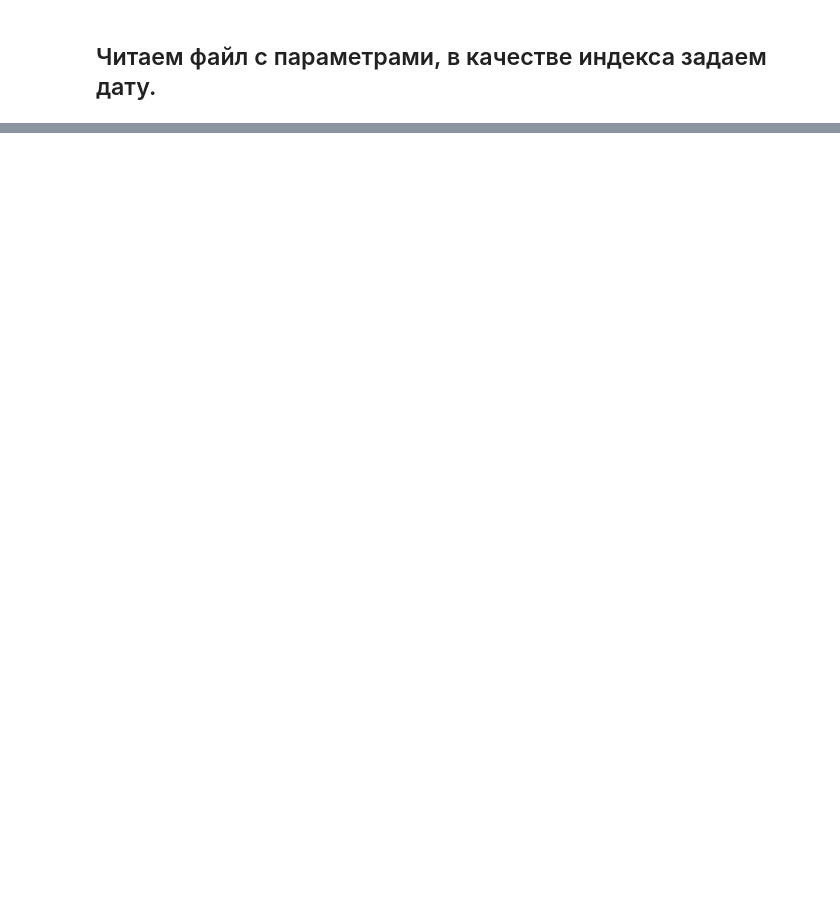
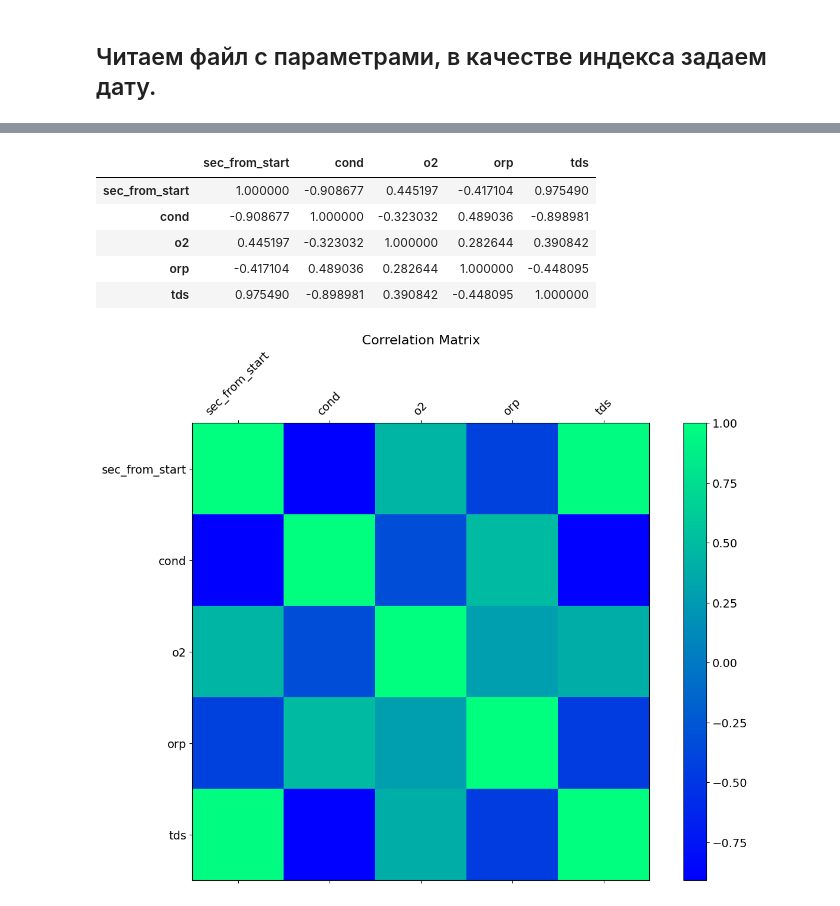
Before and after one commit to koshkidadanet/article-water, a Jupyter notebook: model.ipynb, the cells around one changed output, grey strips where cells are left out. Saved outputs shown, nothing was run; the diff lists cells and outputs as text; code cells hidden in the pictures; blank space fills up the shorter version.

```diff
--- a/model.ipynb
+++ b/model.ipynb
@@ -33,0 +35,18 @@ None
+# %%
+display(df.corr())
+
+f = plt.figure(figsize=(15, 10))
+plt.matshow(df.corr(), fignum=f.number, cmap='winter')
+plt.xticks(range(df.select_dtypes(['number']).shape[1]), df.select_dtypes(['number']).columns, fontsize=14, rotation=45)
+plt.yticks(range(df.select_dtypes(['number']).shape[1]), df.select_dtypes(['number']).columns, fontsize=14)
+cb = plt.colorbar()
+cb.ax.tick_params(labelsize=14)
+plt.title('Correlation Matrix', fontsize=16);
+# %% [output]
+|  | sec_from_start | cond | o2 | orp | tds |
+| sec_from_start | 1.000000 | -0.908677 | 0.445197 | -0.417104 | 0.975490 |
+| cond | -0.908677 | 1.000000 | -0.323032 | 0.489036 | -0.898981 |
+| o2 | 0.445197 | -0.323032 | 1.000000 | 0.282644 | 0.390842 |
+| orp | -0.417104 | 0.489036 | 0.282644 | 1.000000 | -0.448095 |
+| tds | 0.975490 | -0.898981 | 0.390842 | -0.448095 | 1.000000 |
+[figure, added]
```
Also changed, not shown: parts of 14 cells of this notebook.
